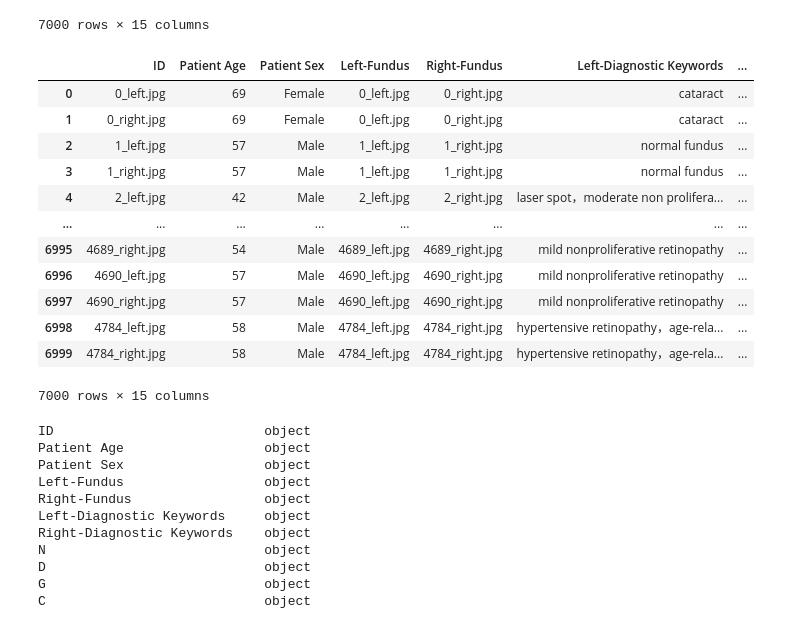
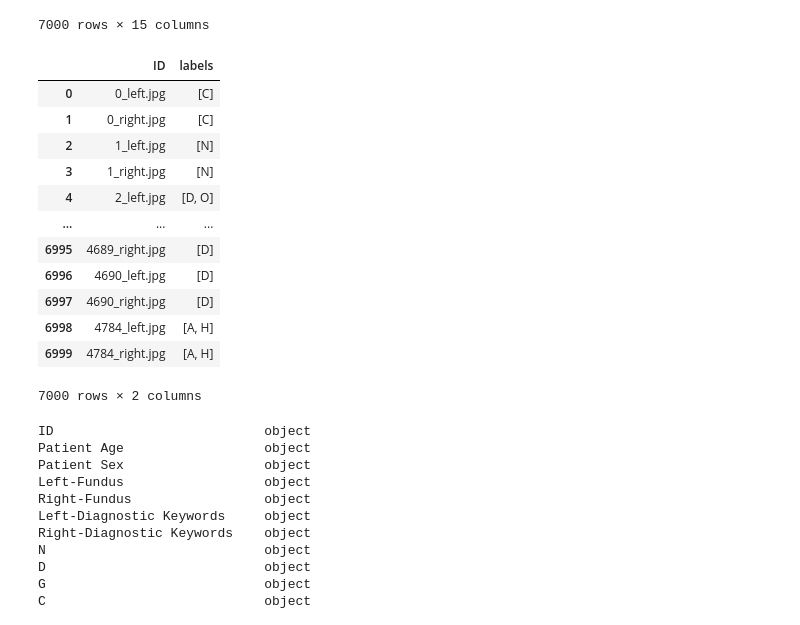
Before and after one commit to florencecornelissen/ODIR_challenge, a Jupyter notebook: model.ipynb, the cells around one changed output. Cells and saved outputs as stored; diff of their text form; code cells hidden in the pictures.

```diff
--- a/model.ipynb
+++ b/model.ipynb
@@ -53,21 +53,21 @@ testdf['ID'] = testdf.apply(lambda row: append_extension(row['ID'], 'left' if ro
 traindf.drop(columns=['Side'], inplace=True)
 testdf.drop(columns=['Side'], inplace=True)
 # %%
-traindf
+traindf[['ID', 'labels']]
 # %% [output]
-|  | ID | Patient Age | Patient Sex | Left-Fundus | Right-Fundus | Left-Diagnostic Keywords | ... |
-| 0 | 0_left.jpg | 69 | Female | 0_left.jpg | 0_right.jpg | cataract | ... |
-| 1 | 0_right.jpg | 69 | Female | 0_left.jpg | 0_right.jpg | cataract | ... |
-| 2 | 1_left.jpg | 57 | Male | 1_left.jpg | 1_right.jpg | normal fundus | ... |
-| 3 | 1_right.jpg | 57 | Male | 1_left.jpg | 1_right.jpg | normal fundus | ... |
-| 4 | 2_left.jpg | 42 | Male | 2_left.jpg | 2_right.jpg | laser spot，moderate non prolifera... | ... |
-| ... | ... | ... | ... | ... | ... | ... | ... |
-| 6995 | 4689_right.jpg | 54 | Male | 4689_left.jpg | 4689_right.jpg | mild nonproliferative retinopathy | ... |
-| 6996 | 4690_left.jpg | 57 | Male | 4690_left.jpg | 4690_right.jpg | mild nonproliferative retinopathy | ... |
-| 6997 | 4690_right.jpg | 57 | Male | 4690_left.jpg | 4690_right.jpg | mild nonproliferative retinopathy | ... |
-| 6998 | 4784_left.jpg | 58 | Male | 4784_left.jpg | 4784_right.jpg | hypertensive retinopathy，age-rela... | ... |
-| 6999 | 4784_right.jpg | 58 | Male | 4784_left.jpg | 4784_right.jpg | hypertensive retinopathy，age-rela... | ... |
+|  | ID | labels |
+| 0 | 0_left.jpg | [C] |
+| 1 | 0_right.jpg | [C] |
+| 2 | 1_left.jpg | [N] |
+| 3 | 1_right.jpg | [N] |
+| 4 | 2_left.jpg | [D, O] |
+| ... | ... | ... |
+| 6995 | 4689_right.jpg | [D] |
+| 6996 | 4690_left.jpg | [D] |
+| 6997 | 4690_right.jpg | [D] |
+| 6998 | 4784_left.jpg | [A, H] |
+| 6999 | 4784_right.jpg | [A, H] |
-7000 rows × 15 columns
+7000 rows × 2 columns
 # %%
 traindf.dtypes
 # %% [output]
```
Also changed, not shown: parts of 3 cells of this notebook.
